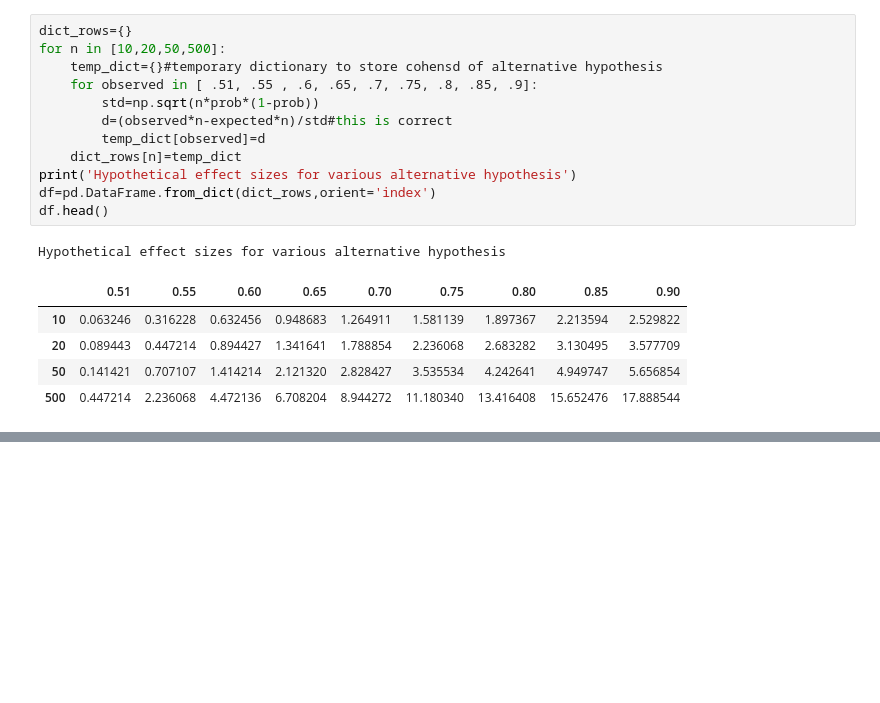
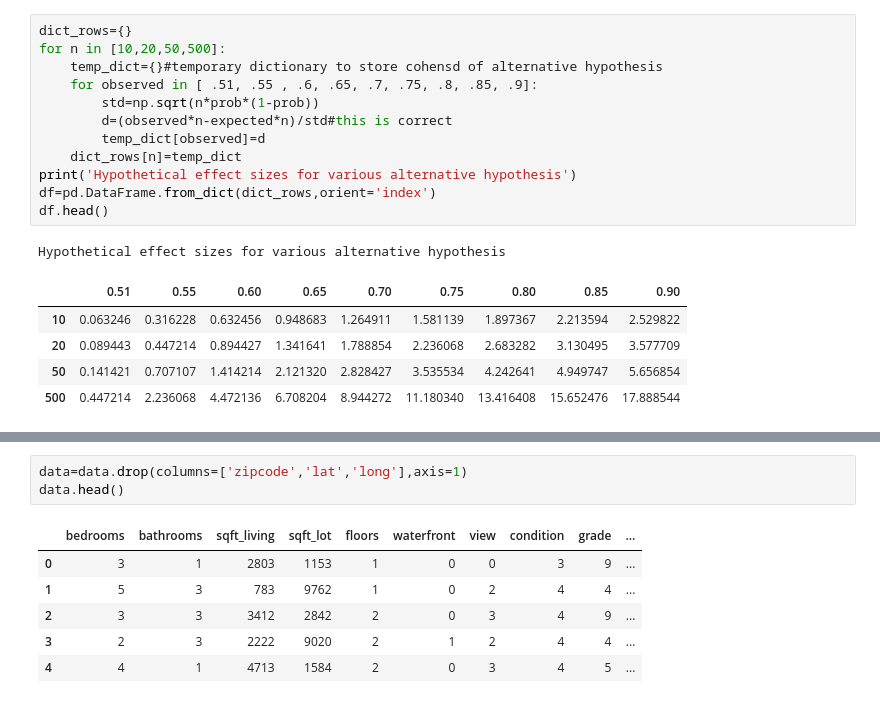
Before and after one commit to Brenda-Mutai/Python-, a Jupyter notebook: Statistical_Power_and_Anova.ipynb, the cells around one changed output, grey strips where cells are left out. Cells and saved outputs as stored; diff of their text form; blank space fills up the shorter version.

```diff
--- a/Statistical_Power_and_Anova.ipynb
+++ b/Statistical_Power_and_Anova.ipynb
@@ -203,0 +251,10 @@ Hypothetical effect sizes for various alternative hypothesis
+# %%
+data=data.drop(columns=['zipcode','lat','long'],axis=1)
+data.head()
+# %% [output]
+|  | bedrooms | bathrooms | sqft_living | sqft_lot | floors | waterfront | view | condition | grade | ... |
+| 0 | 3 | 1 | 2803 | 1153 | 1 | 0 | 0 | 3 | 9 | ... |
+| 1 | 5 | 3 | 783 | 9762 | 1 | 0 | 2 | 4 | 4 | ... |
+| 2 | 3 | 3 | 3412 | 2842 | 2 | 0 | 3 | 4 | 9 | ... |
+| 3 | 2 | 3 | 2222 | 9020 | 2 | 1 | 2 | 4 | 4 | ... |
+| 4 | 4 | 1 | 4713 | 1584 | 2 | 0 | 3 | 4 | 5 | ... |
```
Also changed, not shown: parts of 14 cells of this notebook, 6 other files.
